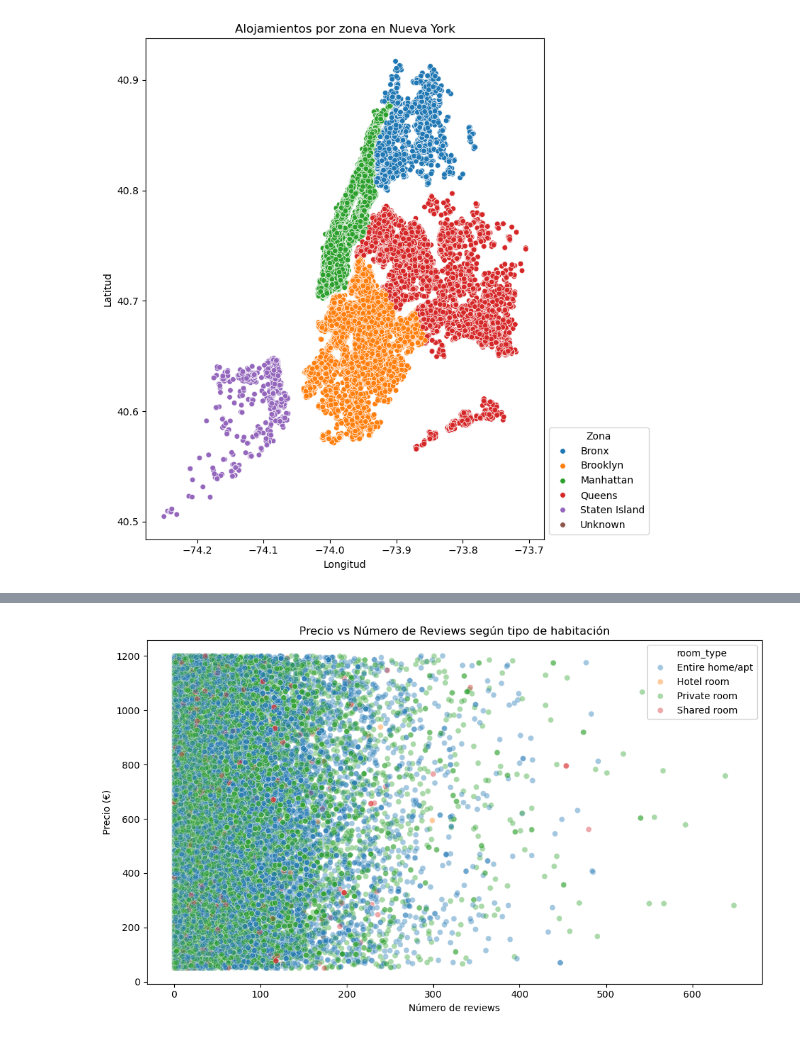
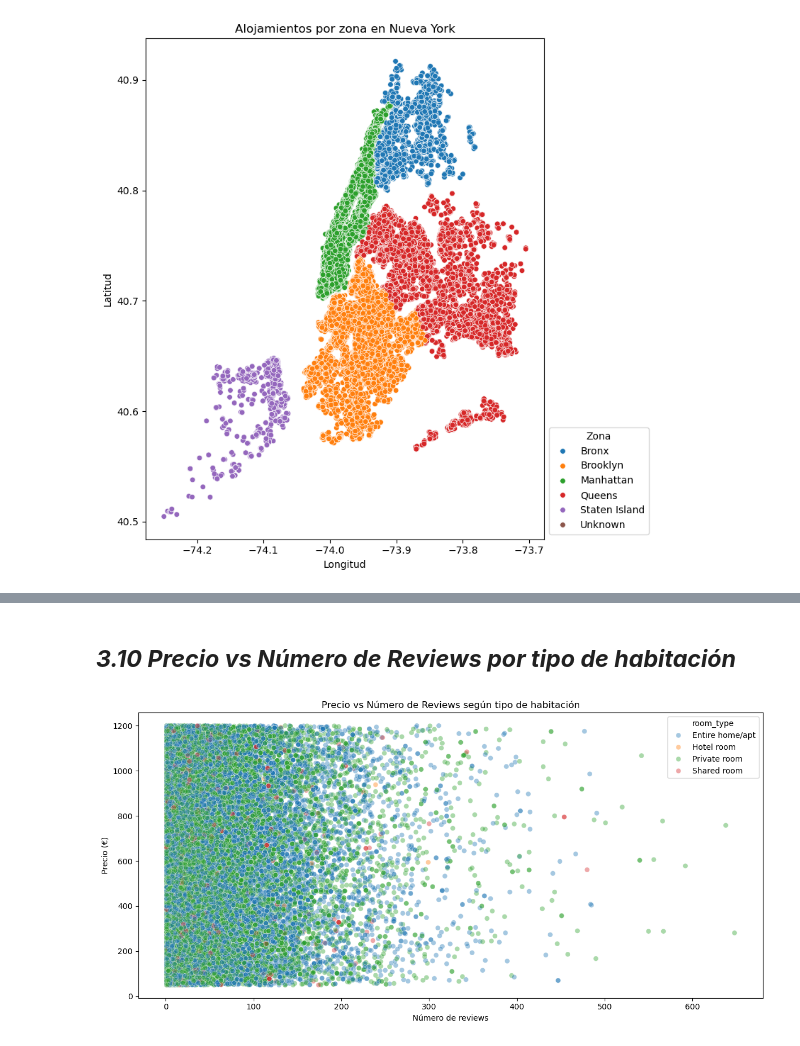
Before and after one commit to OscarFdz24/ProyectoEDA_Airbnb_Evolve, a Jupyter notebook: notebooks/03_Data_VisualizationEDA.ipynb, the cells around one changed output, grey strips where cells are left out. Drawn from its saved outputs; the diff is of its cells as text; code cells hidden in the pictures.

Commit message:
Visualizacion y readme terminados

```diff
--- a/notebooks/03_Data_VisualizationEDA.ipynb
+++ b/notebooks/03_Data_VisualizationEDA.ipynb
@@ -417,22 +527,22 @@ fig.show()
+# %% [markdown]
+## ***3.10 Precio vs Número de Reviews por tipo de habitación***
 # %%
-import plotly.express as px
+plt.figure(figsize=(12, 6))
 
-df_sample = df_airbnb.sample(8000, random_state=42)
-
-fig = px.density_mapbox(
-    df_sample,
-    lat="lat",
-    lon="long",
-    z=None,  # Puedes usar count también: z=None
-    radius=7,
-    center=dict(lat=40.7128, lon=-74.0060),  # Centro NYC
-    zoom=10,
-    mapbox_style="open-street-map",
-    height=650,
-    width=1000,
+sns.scatterplot(
+    data=df_airbnb,
+    x="number_of_reviews",
+    y="price",
+    hue="room_type",
+    alpha=0.4,
+    s=40
 )
 
-fig.update_layout(title="Mapa de Calor de Densidad de Alojamientos en NYC")
-fig.show()
+plt.title("Precio vs Número de Reviews según tipo de habitación")
+plt.xlabel("Número de reviews")
+plt.ylabel("Precio (€)")
+plt.legend(title="room_type")
+plt.tight_layout()
+plt.show()
 # %% [output]
-[figure, old version]
+[figure, new version]
```
Also changed, not shown: parts of 36 cells of this notebook, 1 other file.
